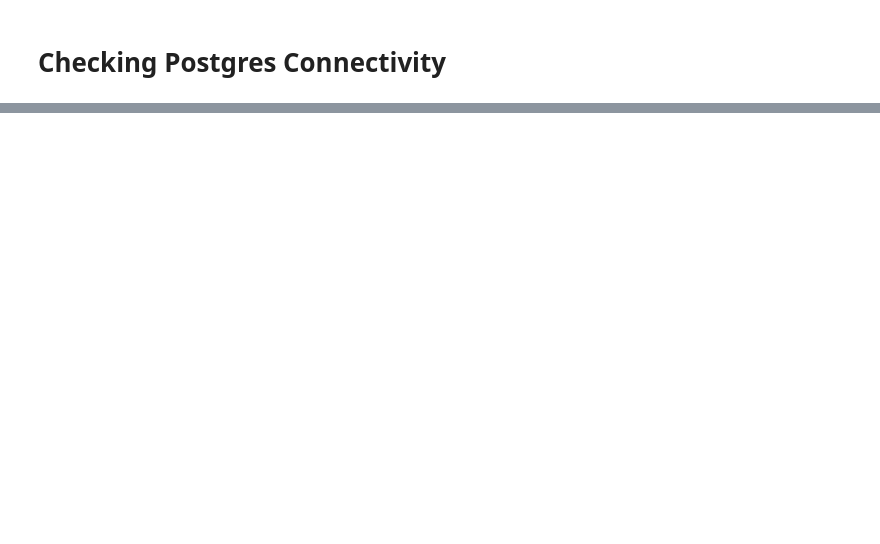
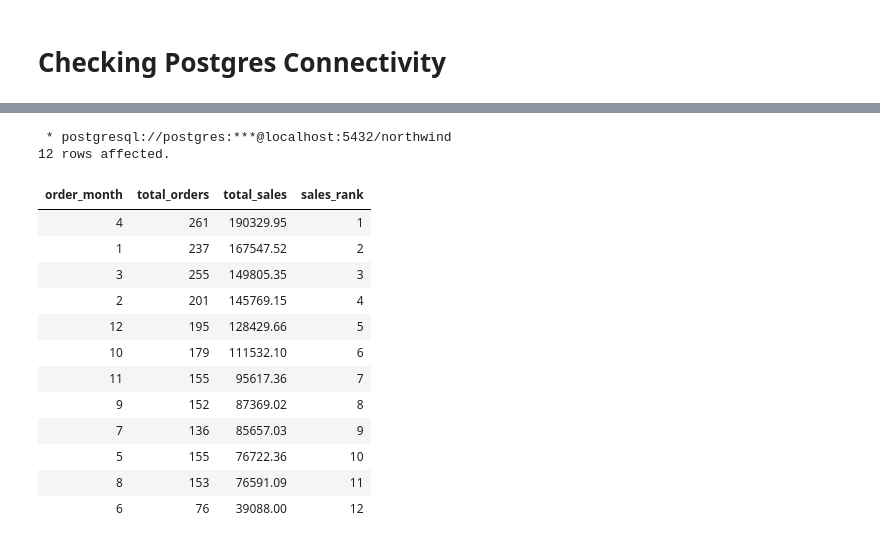
Before and after one commit to TomazFilgueira/Dq_Datascientist, a Jupyter notebook: 5 - Working with Datasources using SQL/5.6 - Window Functions in SQL/Window Function guided project.ipynb, the cells around one changed output, grey strips where cells are left out. Cells and saved outputs as stored; diff of their text form; code cells hidden in the pictures; blank space fills up the shorter version.

```diff
--- a/5 - Working with Datasources using SQL/5.6 - Window Functions in SQL/Window Function guided project.ipynb
+++ b/5 - Working with Datasources using SQL/5.6 - Window Functions in SQL/Window Function guided project.ipynb
@@ -54,0 +221,25 @@ SELECT * FROM customers LIMIT 5;
+# %%
+%%sql
+
+SELECT EXTRACT(MONTH FROM order_date) as order_month,
+       count(*) AS total_orders,
+       ROUND(SUM(quantity * unit_price::numeric),2) AS total_sales,
+       RANK() OVER (ORDER BY SUM(quantity * unit_price::numeric) DESC) AS sales_rank
+FROM orders_summary
+GROUP BY EXTRACT(MONTH FROM order_date);
+# %% [output]
+ * postgresql://postgres:***@localhost:5432/northwind
+12 rows affected.
+| order_month | total_orders | total_sales | sales_rank |
+| 4 | 261 | 190329.95 | 1 |
+| 1 | 237 | 167547.52 | 2 |
+| 3 | 255 | 149805.35 | 3 |
+| 2 | 201 | 145769.15 | 4 |
+| 12 | 195 | 128429.66 | 5 |
+| 10 | 179 | 111532.10 | 6 |
+| 11 | 155 | 95617.36 | 7 |
+| 9 | 152 | 87369.02 | 8 |
+| 7 | 136 | 85657.03 | 9 |
+| 5 | 155 | 76722.36 | 10 |
+| 8 | 153 | 76591.09 | 11 |
+| 6 | 76 | 39088.00 | 12 |
```
Also changed, not shown: parts of 17 cells of this notebook.
